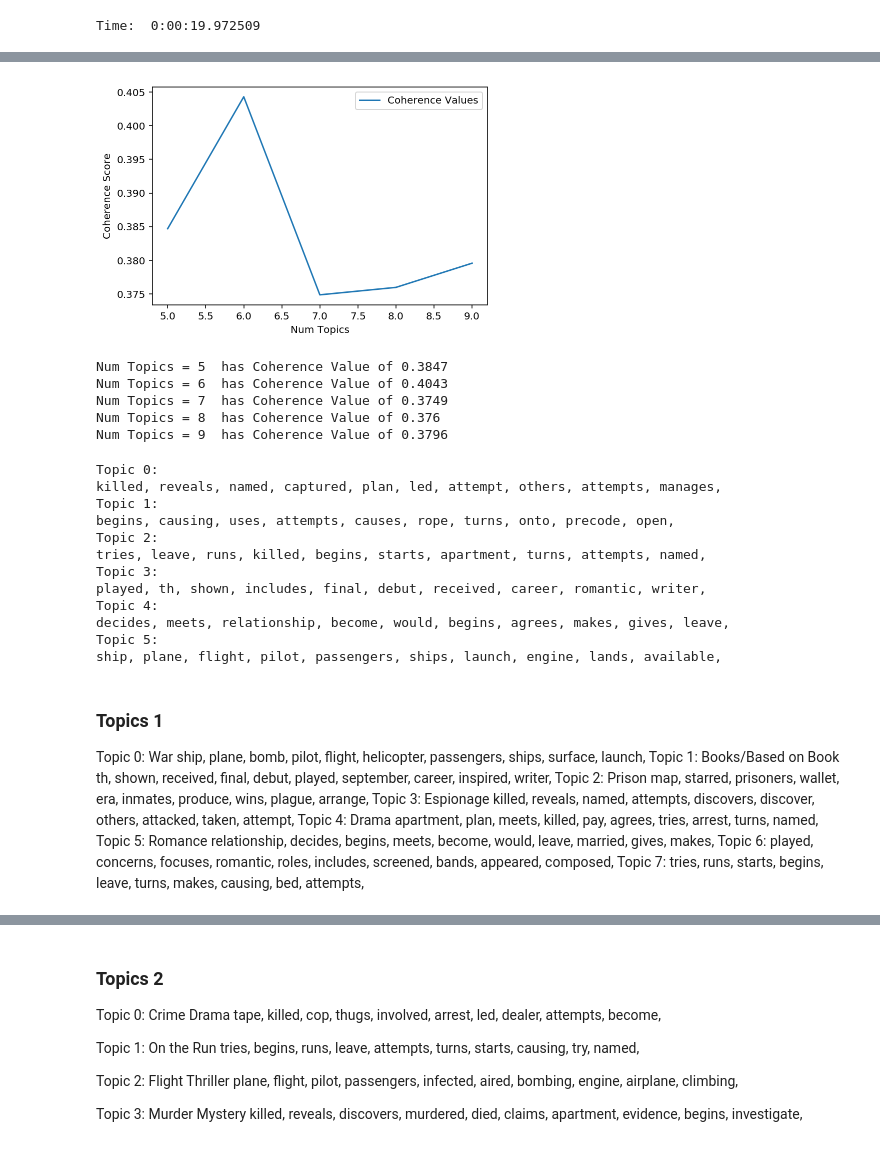
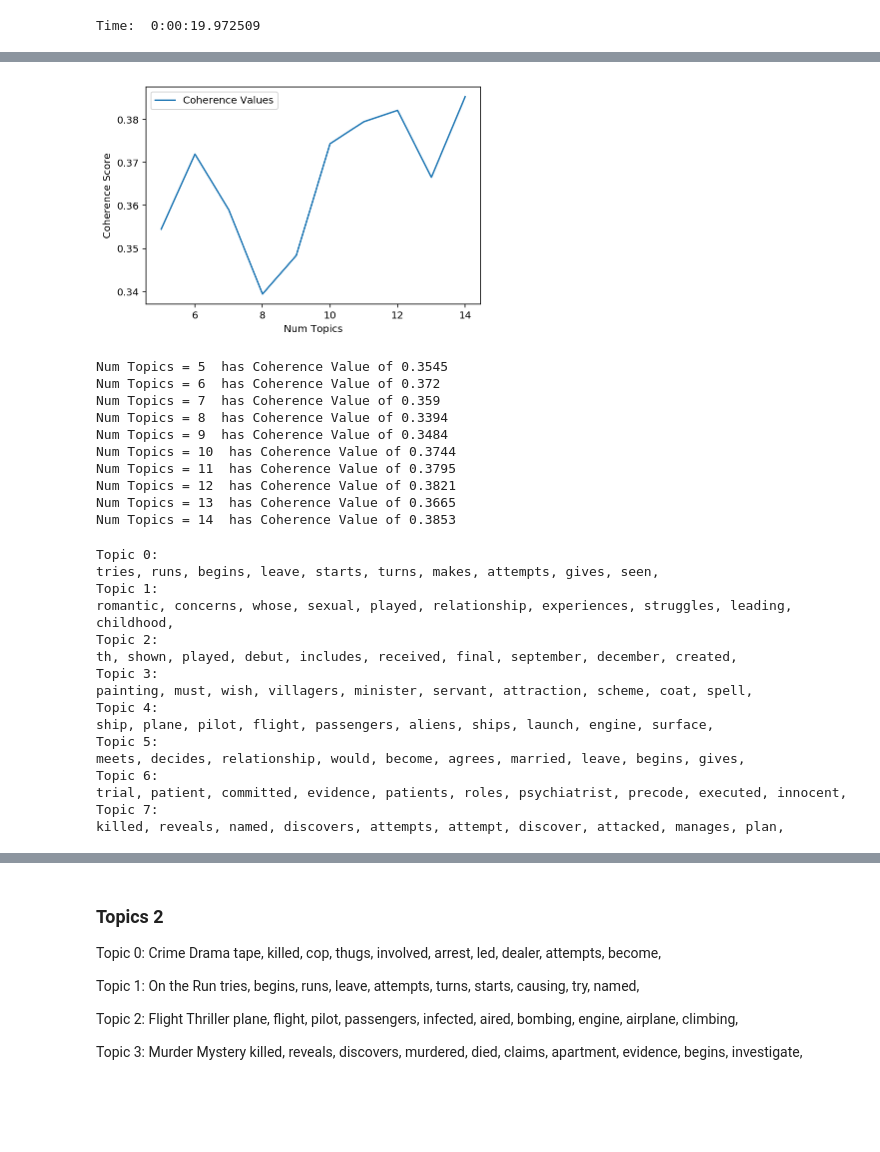
Before and after one commit to ZMBailey/movie_theme, a Jupyter notebook: models.ipynb, the cells around one changed output, grey strips where cells are left out. Cells and saved outputs as stored; diff of their text form; code cells hidden in the pictures; blank space fills up the shorter version.

Commit message:
refine topic model

```diff
--- a/models.ipynb
+++ b/models.ipynb
@@ -55,0 +47,14 @@ movies.shape
+# %%
+with open('/Users/alexanderbailey/.secret/mongo_creds.json','r') as f:
+    params = json.load(f)
+
+url = 'mongodb+srv://zmbailey:' + params['password'] + '@cluster0-ykzgc.mongodb.net/test?retryWrites=true&w=majority'
+
+client = MongoClient(url)
+# %%
+mongodb = client.movieplots
+mongo_summaries = mongodb.movies
+movies = pd.DataFrame(list(mongo_summaries.find()))
+movies = movies[['summary','title']]
+print(movies.shape)
+movies.head()
@@ -213,7 +203,7 @@ for idx, topic in lda_model.print_topics(num_topics=-1):
 # %%
 coherence_values = []
 model_list = []
-for num_topics in range(5,10,1):
+for num_topics in range(5,15,1):
     model = gensim.models.LdaMulticore(corpus=m_corpus,
                                        num_topics=num_topics,
                                        id2word=m_id2word,
@@ -228,5 +218,5 @@ for num_topics in range(5,10,1):
                                     texts=bigram,
                                     dictionary=m_id2word,
                                    coherence='c_v')
-    print('model with ' + num_topics + ' topics')
+    print('model with ' + str(num_topics) + ' topics')
     coherence_values.append(coherencemodel.get_coherence())
@@ -233,22 +234,27 @@ for num_topics in range(5,10,1):
 # %%
 
-X = np.arange(5,10,1)
+X = np.arange(5,15,1)
 
 fig, ax = plt.subplots()
 ax.plot(X, coherence_values, label="Coherence Values")
 ax.set_xlabel('Num Topics')
 ax.set_ylabel('Coherence Score')
 plt.legend()
 plt.show()
 # %% [output]
-[figure, old version]
+[figure, new version]
 # %%
 for m, cv in zip(X, coherence_values):
     print("Num Topics =", m, " has Coherence Value of", round(cv, 4))
 # %% [output]
-Num Topics = 5  has Coherence Value of 0.3847
-Num Topics = 6  has Coherence Value of 0.4043
-Num Topics = 7  has Coherence Value of 0.3749
-Num Topics = 8  has Coherence Value of 0.376
-Num Topics = 9  has Coherence Value of 0.3796
+Num Topics = 5  has Coherence Value of 0.3545
+Num Topics = 6  has Coherence Value of 0.372
+Num Topics = 7  has Coherence Value of 0.359
+Num Topics = 8  has Coherence Value of 0.3394
+Num Topics = 9  has Coherence Value of 0.3484
+Num Topics = 10  has Coherence Value of 0.3744
+Num Topics = 11  has Coherence Value of 0.3795
+Num Topics = 12  has Coherence Value of 0.3821
+Num Topics = 13  has Coherence Value of 0.3665
+Num Topics = 14  has Coherence Value of 0.3853
 # %%
@@ -257,38 +263,23 @@ coherence2 = coherence_values
 # %%
-for topic in range(6):
+for topic in range(8):
     print('Topic ' + str(topic) + ': ')
     for word in range(10):
-        print(model_list[1].show_topic(topic)[word][0] + ", ", end="")
+        print(model_list[9].show_topic(topic)[word][0] + ", ", end="")
     print('')
 # %% [output]
 Topic 0:
-killed, reveals, named, captured, plan, led, attempt, others, attempts, manages,
+tries, runs, begins, leave, starts, turns, makes, attempts, gives, seen,
 Topic 1:
-begins, causing, uses, attempts, causes, rope, turns, onto, precode, open,
+romantic, concerns, whose, sexual, played, relationship, experiences, struggles, leading, childhood,
 Topic 2:
-tries, leave, runs, killed, begins, starts, apartment, turns, attempts, named,
+th, shown, played, debut, includes, received, final, september, december, created,
 Topic 3:
-played, th, shown, includes, final, debut, received, career, romantic, writer,
+painting, must, wish, villagers, minister, servant, attraction, scheme, coat, spell,
 Topic 4:
-decides, meets, relationship, become, would, begins, agrees, makes, gives, leave,
+ship, plane, pilot, flight, passengers, aliens, ships, launch, engine, surface,
 Topic 5:
-ship, plane, flight, pilot, passengers, ships, launch, engine, lands, available,
+meets, decides, relationship, would, become, agrees, married, leave, begins, gives,
+Topic 6:
+trial, patient, committed, evidence, patients, roles, psychiatrist, precode, executed, innocent,
+Topic 7:
+killed, reveals, named, discovers, attempts, attempt, discover, attacked, manages, plan,
-# %% [markdown]
-### Topics 1
-
-Topic 0: War
-ship, plane, bomb, pilot, flight, helicopter, passengers, ships, surface, launch,
-Topic 1: Books/Based on Book
-th, shown, received, final, debut, played, september, career, inspired, writer,
-Topic 2: Prison
-map, starred, prisoners, wallet, era, inmates, produce, wins, plague, arrange,
-Topic 3: Espionage
-killed, reveals, named, attempts, discovers, discover, others, attacked, taken, attempt,
-Topic 4: Drama
-apartment, plan, meets, killed, pay, agrees, tries, arrest, turns, named,
-Topic 5: Romance
-relationship, decides, begins, meets, become, would, leave, married, gives, makes,
-Topic 6:
-played, concerns, focuses, romantic, roles, includes, screened, bands, appeared, composed,
-Topic 7:
-tries, runs, starts, begins, leave, turns, makes, causing, bed, attempts,
```
Also changed, not shown: parts of 57 cells of this notebook, 3 other files.
